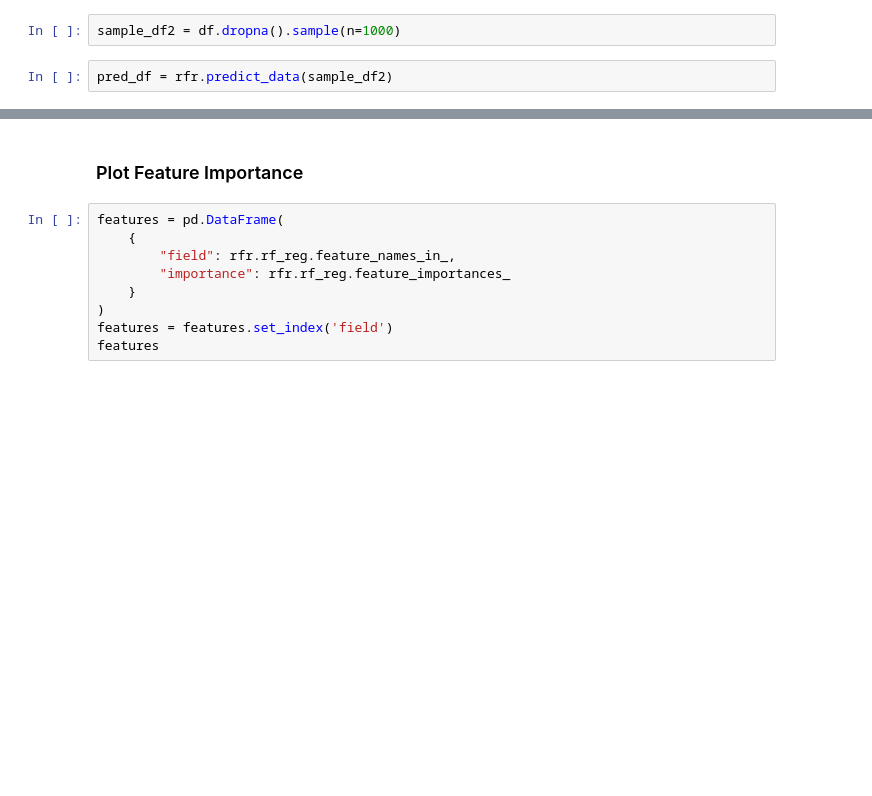
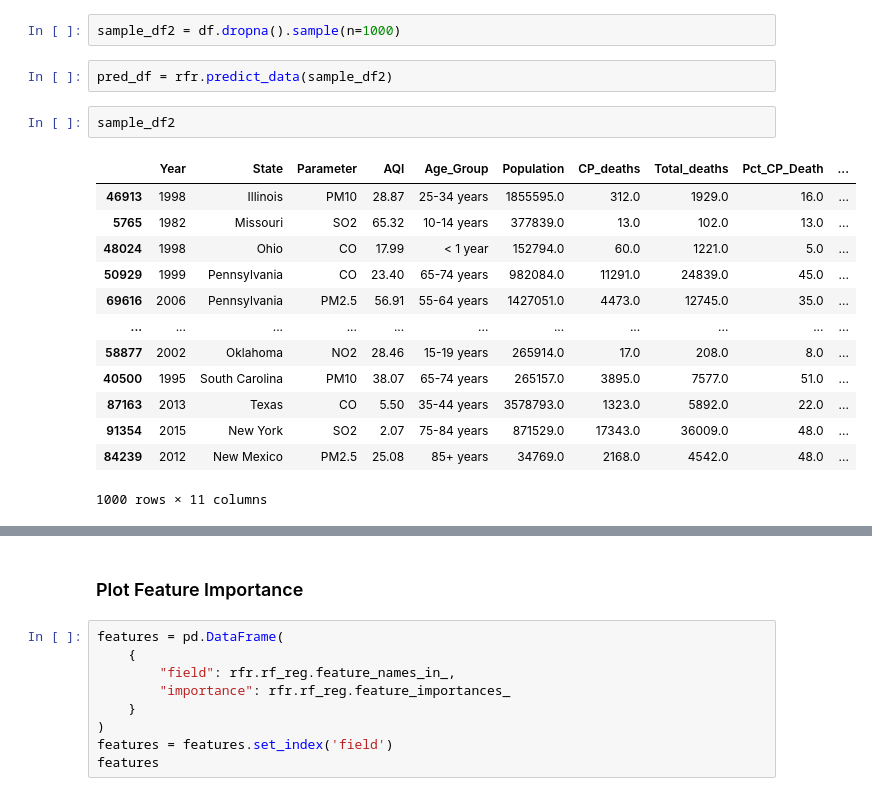
Before and after one commit to schnappv/CSE_6242_Project, a Jupyter notebook: notebooks/RFR_using_functions.ipynb, the cells around one changed output, grey strips where cells are left out. Drawn from its saved outputs; the diff is of its cells as text; blank space fills up the shorter version.

```diff
--- a/notebooks/RFR_using_functions.ipynb
+++ b/notebooks/RFR_using_functions.ipynb
@@ -90,6 +90,22 @@ plt.show()
 sample_df2 = df.dropna().sample(n=1000)
 # %%
 pred_df = rfr.predict_data(sample_df2)
+# %%
+sample_df2
+# %% [output]
+|  | Year | State | Parameter | AQI | Age_Group | Population | CP_deaths | Total_deaths | Pct_CP_Death | ... |
+| 46913 | 1998 | Illinois | PM10 | 28.87 | 25-34 years | 1855595.0 | 312.0 | 1929.0 | 16.0 | ... |
+| 5765 | 1982 | Missouri | SO2 | 65.32 | 10-14 years | 377839.0 | 13.0 | 102.0 | 13.0 | ... |
+| 48024 | 1998 | Ohio | CO | 17.99 | < 1 year | 152794.0 | 60.0 | 1221.0 | 5.0 | ... |
+| 50929 | 1999 | Pennsylvania | CO | 23.40 | 65-74 years | 982084.0 | 11291.0 | 24839.0 | 45.0 | ... |
+| 69616 | 2006 | Pennsylvania | PM2.5 | 56.91 | 55-64 years | 1427051.0 | 4473.0 | 12745.0 | 35.0 | ... |
+| ... | ... | ... | ... | ... | ... | ... | ... | ... | ... | ... |
+| 58877 | 2002 | Oklahoma | NO2 | 28.46 | 15-19 years | 265914.0 | 17.0 | 208.0 | 8.0 | ... |
+| 40500 | 1995 | South Carolina | PM10 | 38.07 | 65-74 years | 265157.0 | 3895.0 | 7577.0 | 51.0 | ... |
+| 87163 | 2013 | Texas | CO | 5.50 | 35-44 years | 3578793.0 | 1323.0 | 5892.0 | 22.0 | ... |
+| 91354 | 2015 | New York | SO2 | 2.07 | 75-84 years | 871529.0 | 17343.0 | 36009.0 | 48.0 | ... |
+| 84239 | 2012 | New Mexico | PM2.5 | 25.08 | 85+ years | 34769.0 | 2168.0 | 4542.0 | 48.0 | ... |
+1000 rows × 11 columns
 # %%
 pred_df['less_than_5_pct_diff'] = 1
 pred_df.loc[np.abs(pred_df['Pct_CP_Death'] - pred_df['predicted_Pct_CP_Death']) > 5, 'less_than_5_pct_diff'] = 0
```
Also changed, not shown: parts of 22 cells of this notebook, 1 other file.
